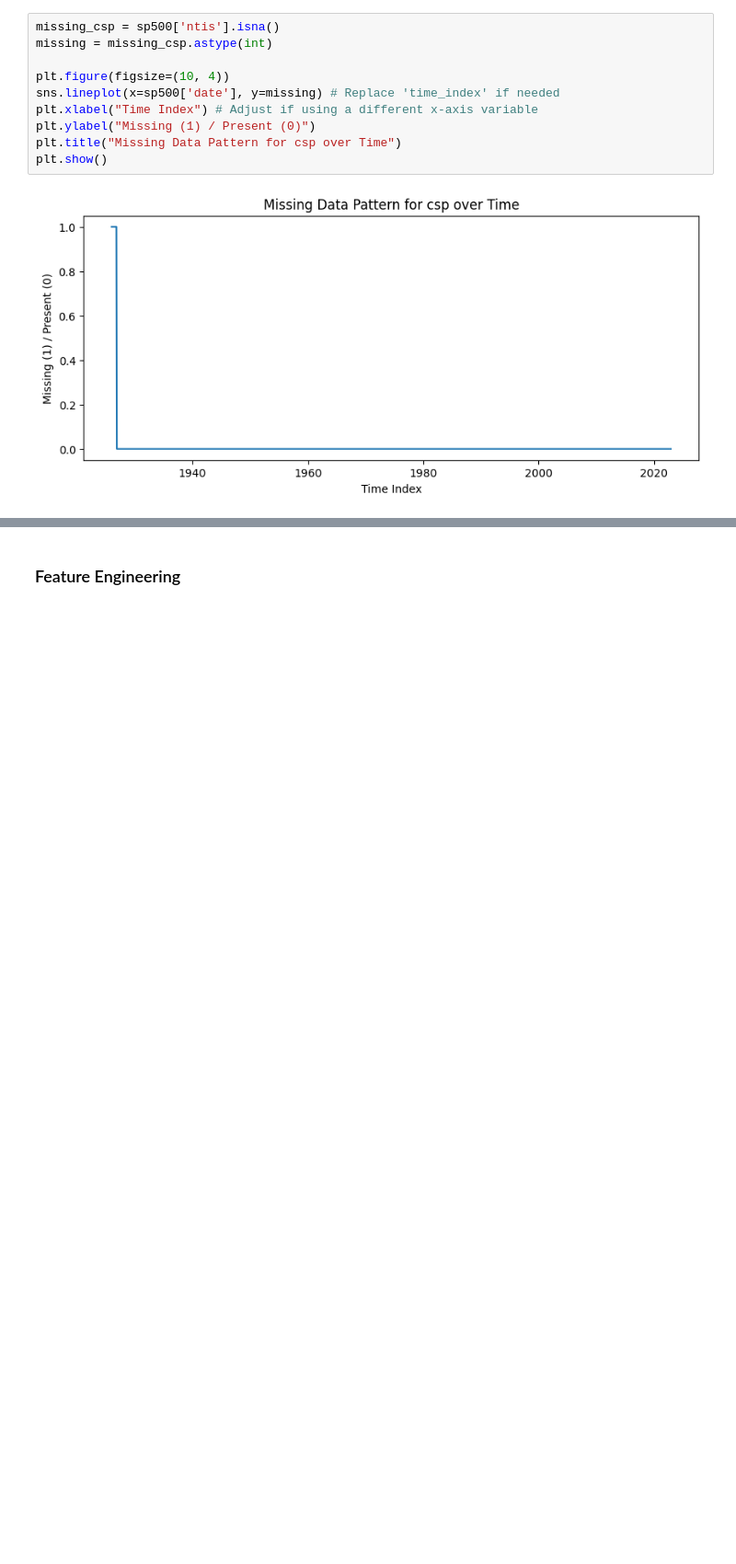
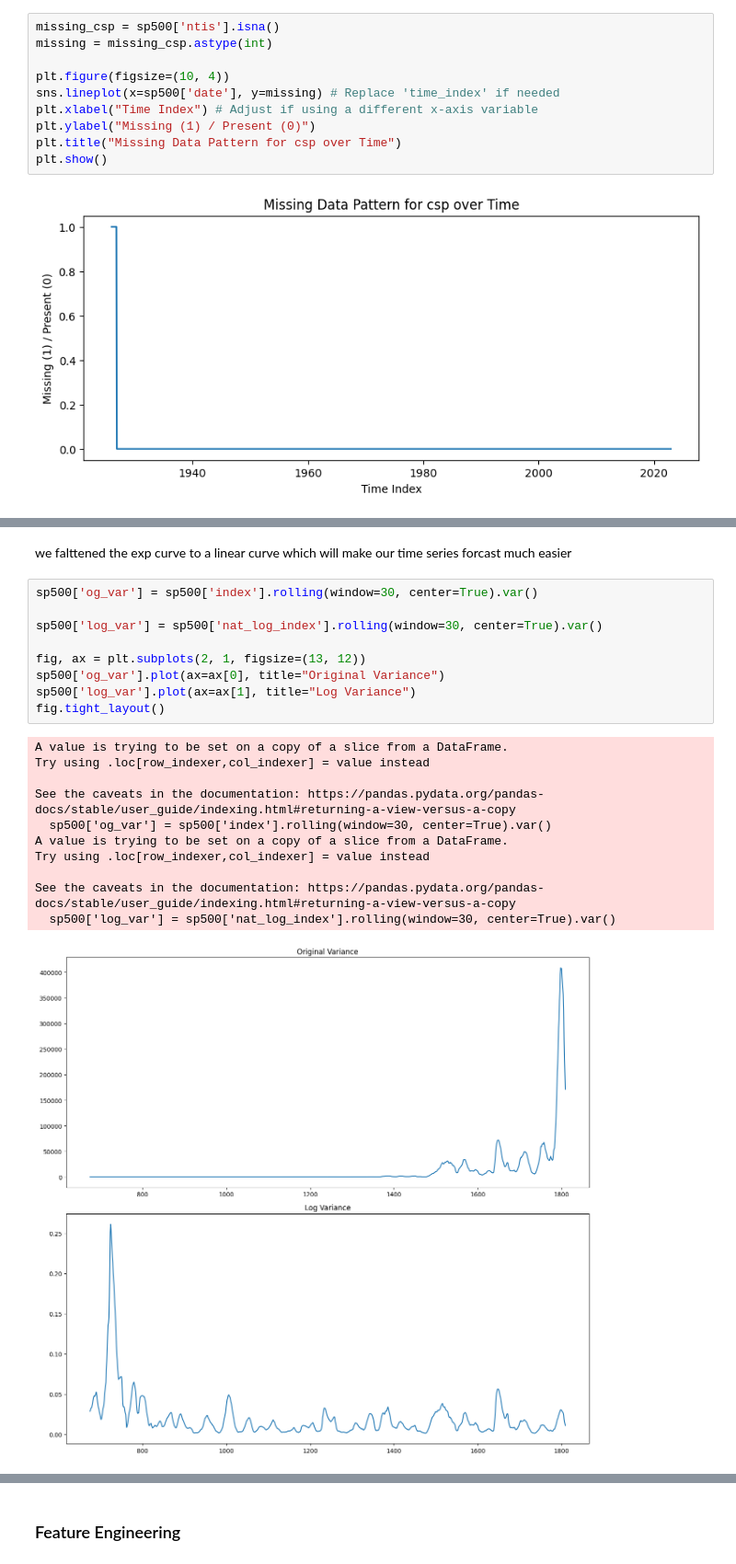
Before and after one commit to amberwalker-ds/SP500-Prediction-NN-GP, a Jupyter notebook: MLF_HW1_code.ipynb, the cells around one changed output, grey strips where cells are left out. Shown at 92% size. Drawn from its saved outputs; the diff is of its cells as text; blank space fills up the shorter version.

```diff
--- a/MLF_HW1_code.ipynb
+++ b/MLF_HW1_code.ipynb
@@ -180,0 +228,23 @@ plt.show()
+# %% [markdown]
+we falttened the exp curve to a linear curve which will make our time series forcast much easier
+# %%
+sp500['og_var'] = sp500['index'].rolling(window=30, center=True).var()
+
+sp500['log_var'] = sp500['nat_log_index'].rolling(window=30, center=True).var()
+
+fig, ax = plt.subplots(2, 1, figsize=(13, 12))
+sp500['og_var'].plot(ax=ax[0], title="Original Variance")
+sp500['log_var'].plot(ax=ax[1], title="Log Variance")
+fig.tight_layout()
+# %% [output]
+A value is trying to be set on a copy of a slice from a DataFrame.
+Try using .loc[row_indexer,col_indexer] = value instead
+
+See the caveats in the documentation: https://pandas.pydata.org/pandas-docs/stable/user_guide/indexing.html#returning-a-view-versus-a-copy
+  sp500['og_var'] = sp500['index'].rolling(window=30, center=True).var()
+A value is trying to be set on a copy of a slice from a DataFrame.
+Try using .loc[row_indexer,col_indexer] = value instead
+
+See the caveats in the documentation: https://pandas.pydata.org/pandas-docs/stable/user_guide/indexing.html#returning-a-view-versus-a-copy
+  sp500['log_var'] = sp500['nat_log_index'].rolling(window=30, center=True).var()
+[figure, added]
```
Also changed, not shown: parts of 90 cells of this notebook.
